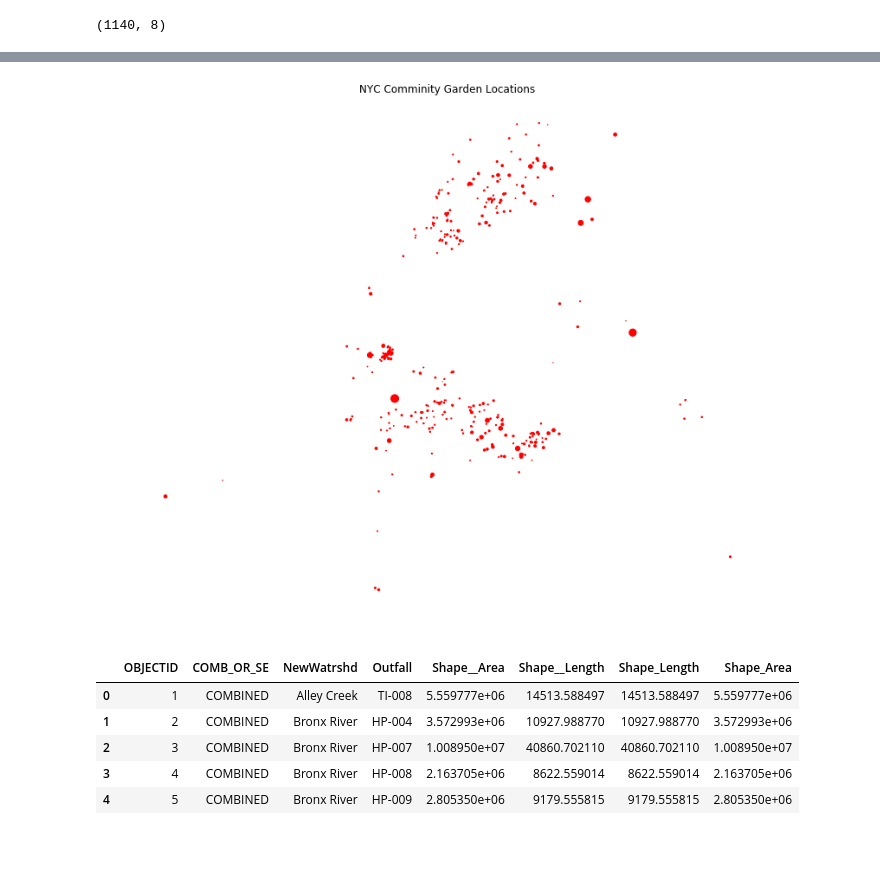
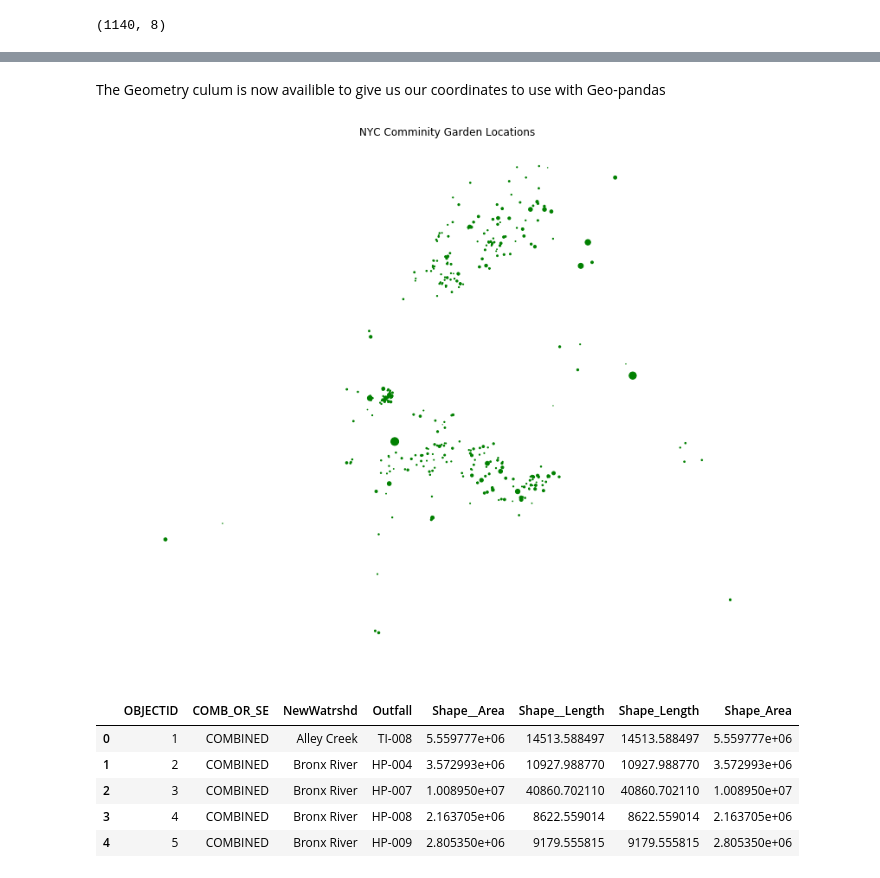
Before and after one commit to fdnthecoder/C4sueFinalProject, a Jupyter notebook: S4sue.ipynb, the cells around one changed output, grey strips where cells are left out. Drawn from its saved outputs; the diff is of its cells as text; code cells hidden in the pictures; blank space fills up the shorter version.

```diff
--- a/S4sue.ipynb
+++ b/S4sue.ipynb
@@ -54,8 +54,11 @@ CoGardens.head(10)
+# %% [markdown]
+The Geometry culum is now availible to give us our coordinates to use with Geo-pandas
 # %%
 #Plot the gardens and show the relative sizes
-CoGardens.plot( color='red',legend=True,figsize=(13, 13),markersize=CoGardens.Size * 30)
+#The size of the dots represent the size of the
+CoGardens.plot( color='green',legend=True,figsize=(13, 13),markersize=CoGardens.Size * 30)
 plt.axis('off')
 plt.title('NYC Comminity Garden Locations')
 plt.show()
 # %% [output]
-[figure, old version]
+[figure, new version]
```
Also changed, not shown: parts of 64 cells of this notebook.
